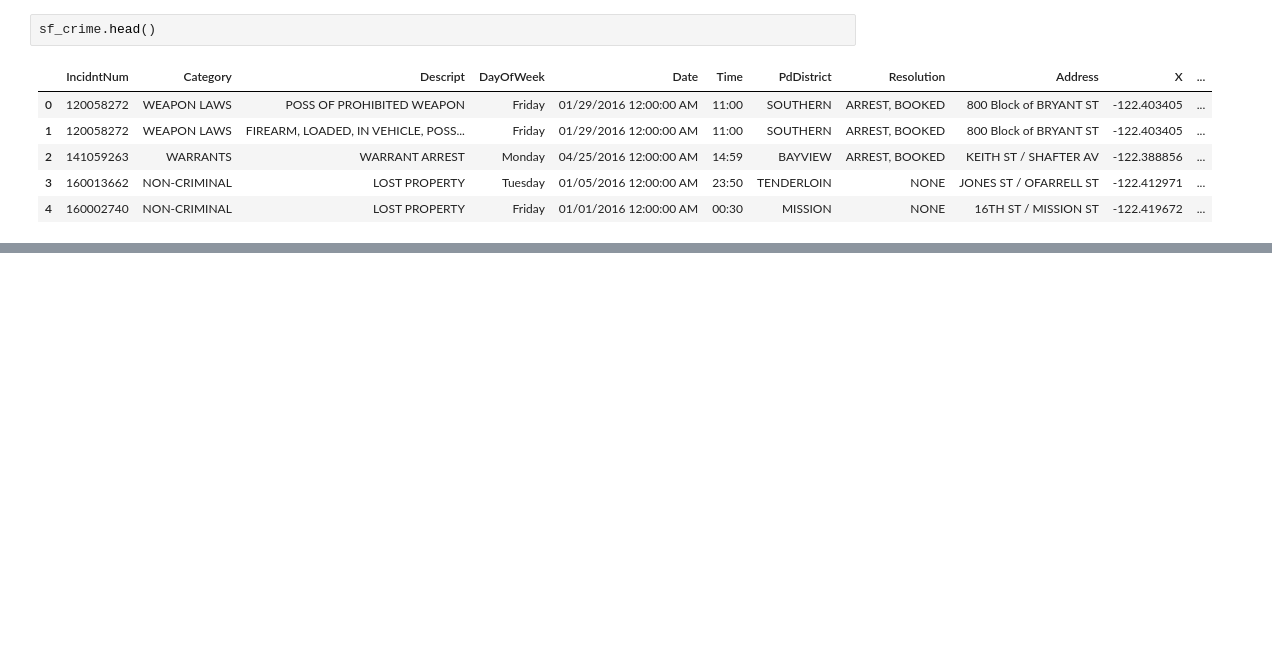
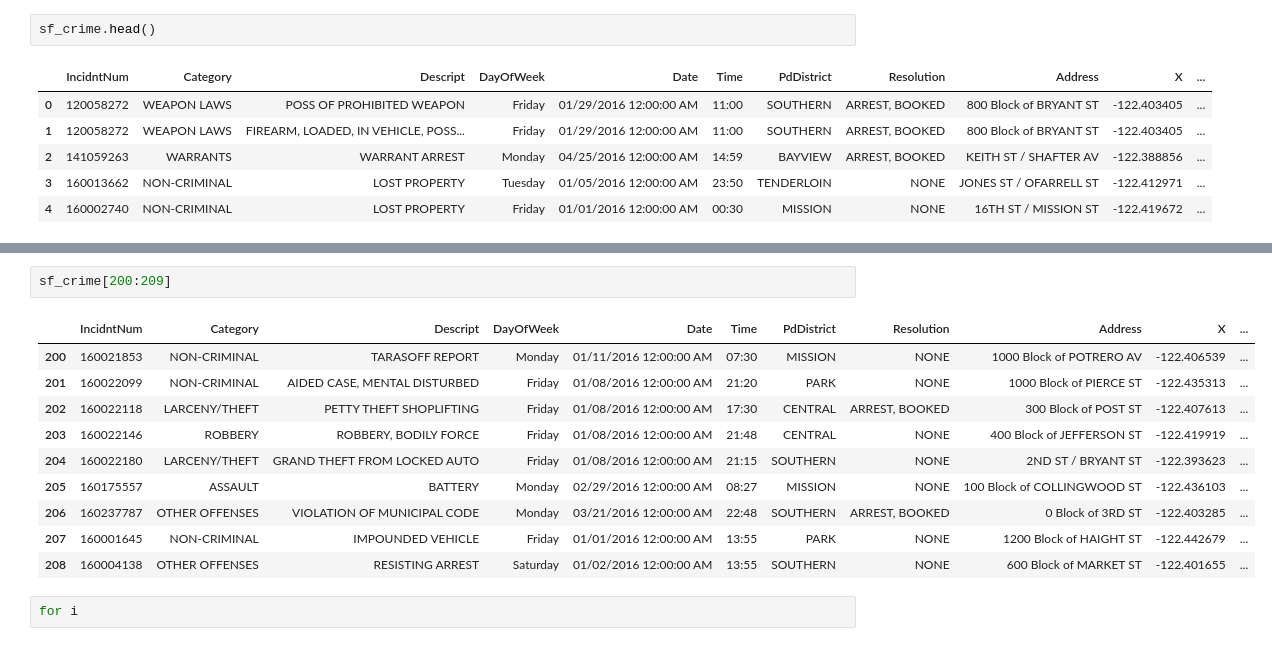
Before and after one commit to noops/group-project-4, a Jupyter notebook: Resources/sf_crimedata_clean.ipynb, the cells around one changed output, grey strips where cells are left out. Cells and saved outputs as stored; diff of their text form; blank space fills up the shorter version.

```diff
--- a/Resources/sf_crimedata_clean.ipynb
+++ b/Resources/sf_crimedata_clean.ipynb
@@ -17,0 +231,15 @@ sf_crime.head()
+# %%
+sf_crime[200:209]
+# %% [output]
+|  | IncidntNum | Category | Descript | DayOfWeek | Date | Time | PdDistrict | Resolution | Address | X | ... |
+| 200 | 160021853 | NON-CRIMINAL | TARASOFF REPORT | Monday | 01/11/2016 12:00:00 AM | 07:30 | MISSION | NONE | 1000 Block of POTRERO AV | -122.406539 | ... |
+| 201 | 160022099 | NON-CRIMINAL | AIDED CASE, MENTAL DISTURBED | Friday | 01/08/2016 12:00:00 AM | 21:20 | PARK | NONE | 1000 Block of PIERCE ST | -122.435313 | ... |
+| 202 | 160022118 | LARCENY/THEFT | PETTY THEFT SHOPLIFTING | Friday | 01/08/2016 12:00:00 AM | 17:30 | CENTRAL | ARREST, BOOKED | 300 Block of POST ST | -122.407613 | ... |
+| 203 | 160022146 | ROBBERY | ROBBERY, BODILY FORCE | Friday | 01/08/2016 12:00:00 AM | 21:48 | CENTRAL | NONE | 400 Block of JEFFERSON ST | -122.419919 | ... |
+| 204 | 160022180 | LARCENY/THEFT | GRAND THEFT FROM LOCKED AUTO | Friday | 01/08/2016 12:00:00 AM | 21:15 | SOUTHERN | NONE | 2ND ST / BRYANT ST | -122.393623 | ... |
+| 205 | 160175557 | ASSAULT | BATTERY | Monday | 02/29/2016 12:00:00 AM | 08:27 | MISSION | NONE | 100 Block of COLLINGWOOD ST | -122.436103 | ... |
+| 206 | 160237787 | OTHER OFFENSES | VIOLATION OF MUNICIPAL CODE | Monday | 03/21/2016 12:00:00 AM | 22:48 | SOUTHERN | ARREST, BOOKED | 0 Block of 3RD ST | -122.403285 | ... |
+| 207 | 160001645 | NON-CRIMINAL | IMPOUNDED VEHICLE | Friday | 01/01/2016 12:00:00 AM | 13:55 | PARK | NONE | 1200 Block of HAIGHT ST | -122.442679 | ... |
+| 208 | 160004138 | OTHER OFFENSES | RESISTING ARREST | Saturday | 01/02/2016 12:00:00 AM | 13:55 | SOUTHERN | NONE | 600 Block of MARKET ST | -122.401655 | ... |
+# %%
+for i
```
Also changed, not shown: parts of 16 cells of this notebook.
